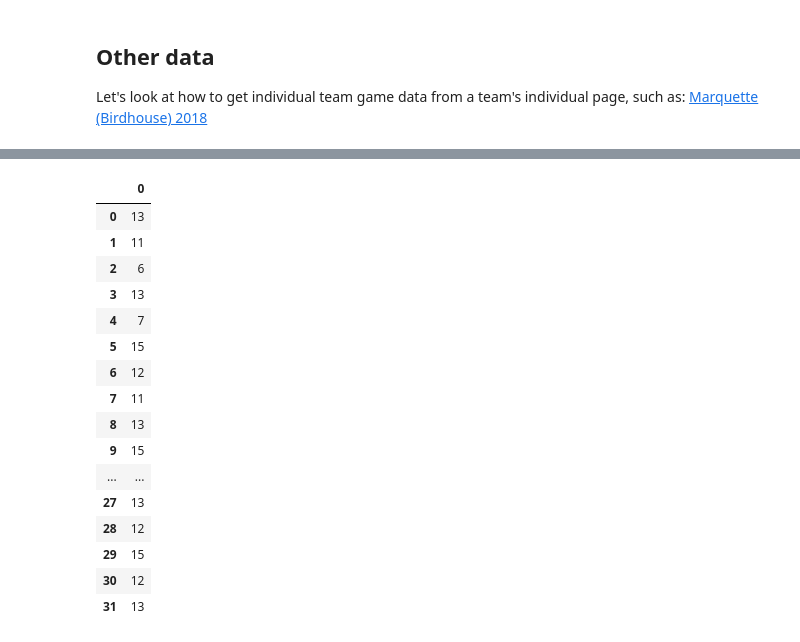
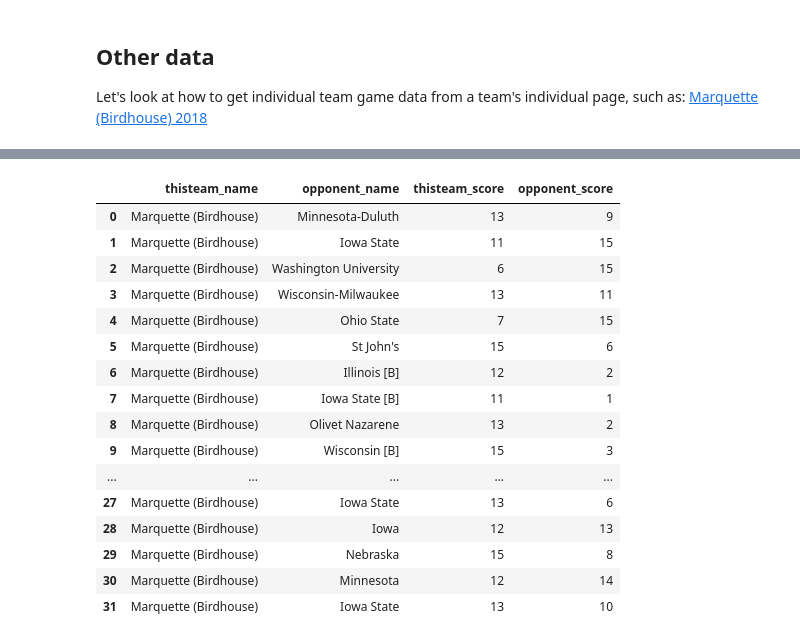
Before and after one commit to peterdobbs77/statistical_simulation, a Jupyter notebook: USAU_HistData.ipynb, the cells around one changed output, grey strips where cells are left out. Drawn from its saved outputs; the diff is of its cells as text; code cells hidden in the pictures.

Commit message:
now able to scrape team schedules from Eventteam site

```diff
--- a/USAU_HistData.ipynb
+++ b/USAU_HistData.ipynb
@@ -322,14 +322,13 @@ def scrape_and_clean_team_scheduletables(base_url, team_id):
     schedule_table = soup.find("table", {"class": "schedule_table"})
     table_rows = get_table_rows(schedule_table)
     df = pd.DataFrame(table_rows)
-    df['thisteam_name'] = soup.find('div',{"class":"profile_info"}).find("h4").text
+    df['thisteam_name'] = soup.find('div',{"class":"profile_info"}).find("h4").text.strip()
     df['thisteam_score'] = df[1].str.extract(r'(^\d+)')
     df['opponent_score'] = df[1].str.extract(r'(\d+$)')
     df = df.rename(columns={0:'date',2:'opponent_name'})
-    df = df['date','']
+    df = df[['thisteam_name','opponent_name','thisteam_score','opponent_score']]
     return df
 # %%
 BASE_URL = "https://play.usaultimate.org/teams/events/Eventteam/?TeamId="
 TEAM_ID = "Mt%2b%2fvUJUCoZN9dEQJBCaYRlAYdFLGaegq66I12ndfBY%3d"
-df = scrape_and_clean_team_scheduletables(BASE_URL,TEAM_ID)
-df.head()
+team_schedule = scrape_and_clean_team_scheduletables(BASE_URL,TEAM_ID)
@@ -343,20 +335,20 @@ df.head()
-# %%
-df[1].str.extract(r'(^\d+)')
-# %% [output]
-|  | 0 |
-| 0 | 13 |
-| 1 | 11 |
-| 2 | 6 |
-| 3 | 13 |
-| 4 | 7 |
-| 5 | 15 |
-| 6 | 12 |
-| 7 | 11 |
-| 8 | 13 |
-| 9 | 15 |
-| ... | ... |
-| 27 | 13 |
-| 28 | 12 |
-| 29 | 15 |
-| 30 | 12 |
-| 31 | 13 |
+# %%
+team_schedule
+# %% [output]
+|  | thisteam_name | opponent_name | thisteam_score | opponent_score |
+| 0 | Marquette (Birdhouse) | Minnesota-Duluth | 13 | 9 |
+| 1 | Marquette (Birdhouse) | Iowa State | 11 | 15 |
+| 2 | Marquette (Birdhouse) | Washington University | 6 | 15 |
+| 3 | Marquette (Birdhouse) | Wisconsin-Milwaukee | 13 | 11 |
+| 4 | Marquette (Birdhouse) | Ohio State | 7 | 15 |
+| 5 | Marquette (Birdhouse) | St John's | 15 | 6 |
+| 6 | Marquette (Birdhouse) | Illinois [B] | 12 | 2 |
+| 7 | Marquette (Birdhouse) | Iowa State [B] | 11 | 1 |
+| 8 | Marquette (Birdhouse) | Olivet Nazarene | 13 | 2 |
+| 9 | Marquette (Birdhouse) | Wisconsin [B] | 15 | 3 |
+| ... | ... | ... | ... | ... |
+| 27 | Marquette (Birdhouse) | Iowa State | 13 | 6 |
+| 28 | Marquette (Birdhouse) | Iowa | 12 | 13 |
+| 29 | Marquette (Birdhouse) | Nebraska | 15 | 8 |
+| 30 | Marquette (Birdhouse) | Minnesota | 12 | 14 |
+| 31 | Marquette (Birdhouse) | Iowa State | 13 | 10 |
```
Also changed, not shown: parts of 1 cell of this notebook.
